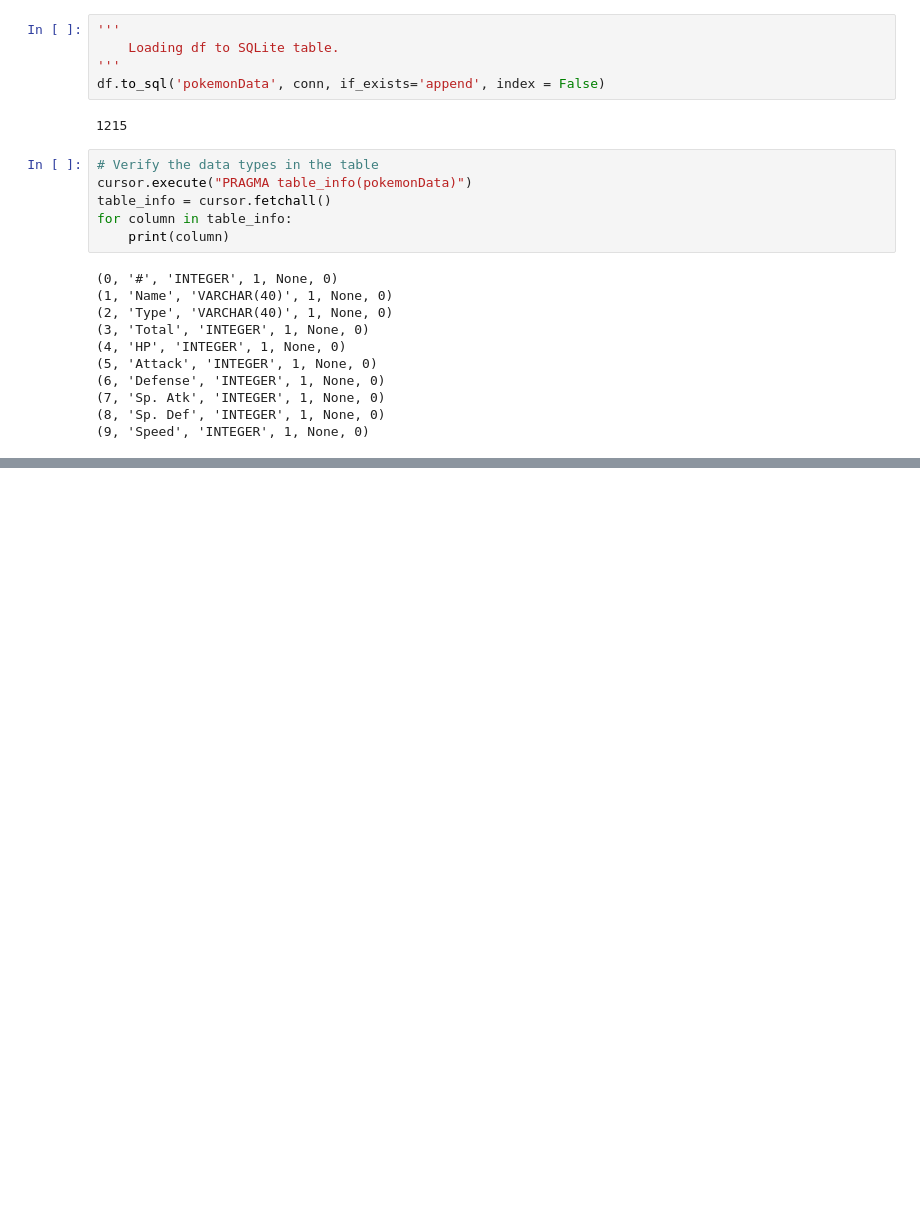
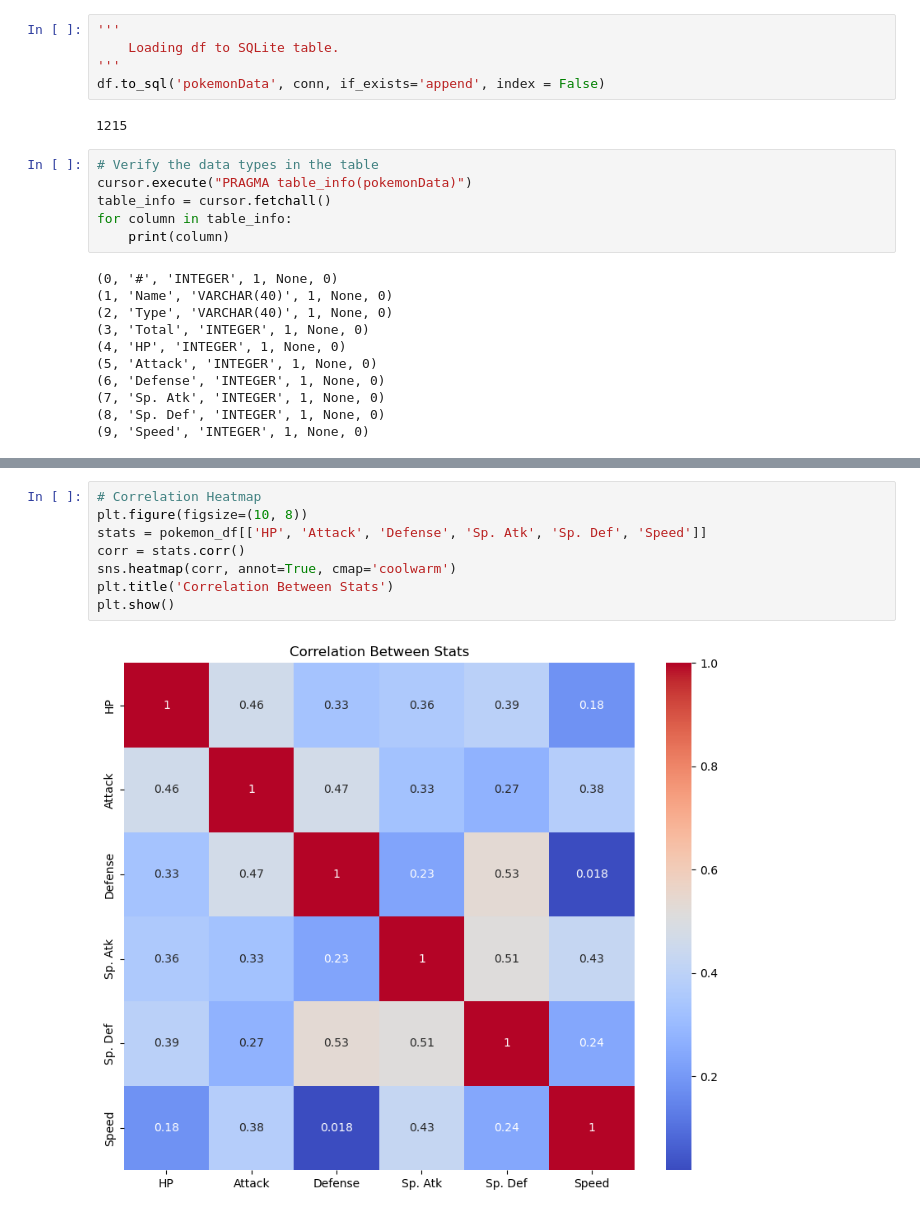
Before and after one commit to Serv08/pokemon-web-scrape, a Jupyter notebook: src/scraper_scratch.ipynb, the cells around one changed output, grey strips where cells are left out. Saved outputs shown, nothing was run; the diff lists cells and outputs as text; blank space fills up the shorter version.

```diff
--- a/src/scraper_scratch.ipynb
+++ b/src/scraper_scratch.ipynb
@@ -193,0 +317,10 @@ conn.close()
+# %%
+# Correlation Heatmap
+plt.figure(figsize=(10, 8))
+stats = pokemon_df[['HP', 'Attack', 'Defense', 'Sp. Atk', 'Sp. Def', 'Speed']]
+corr = stats.corr()
+sns.heatmap(corr, annot=True, cmap='coolwarm')
+plt.title('Correlation Between Stats')
+plt.show()
+# %% [output]
+[figure, added]
```
Also changed, not shown: parts of 19 cells of this notebook, 9 other files.
